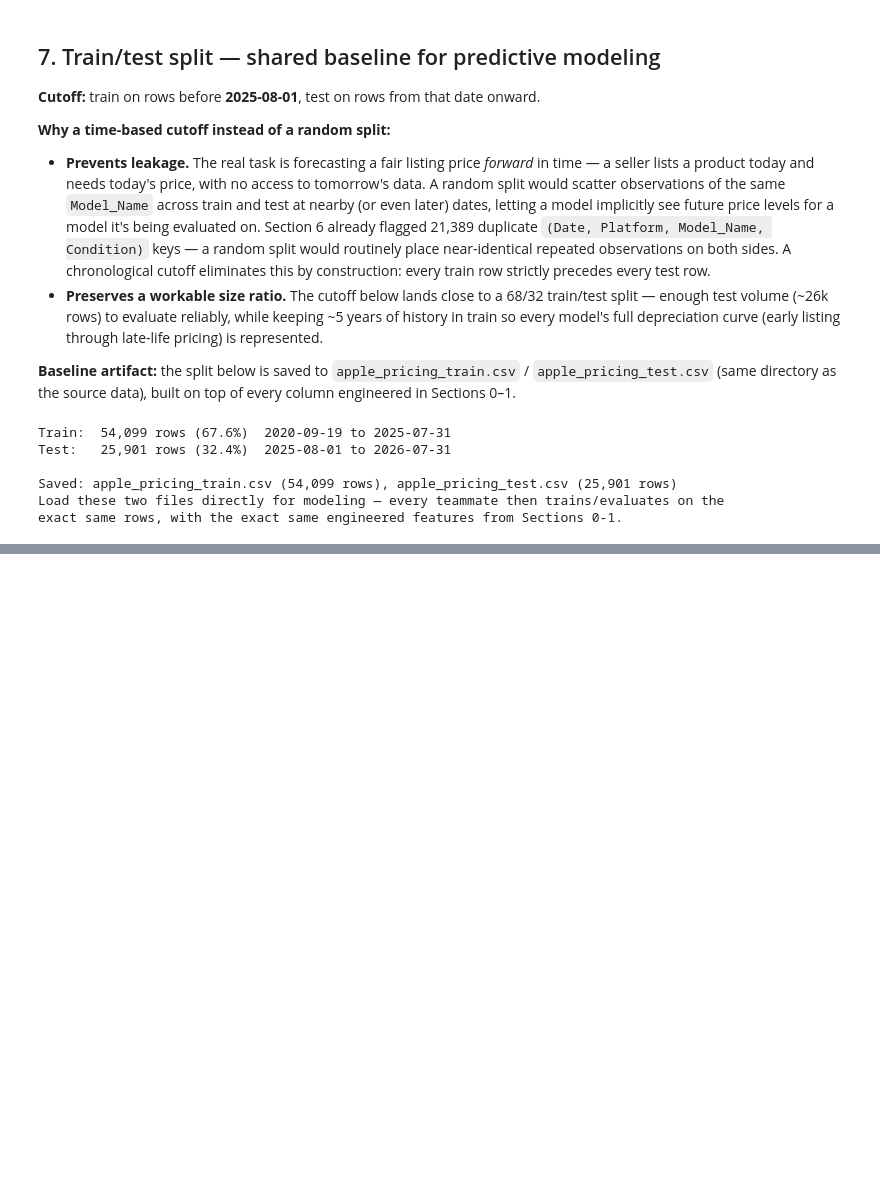
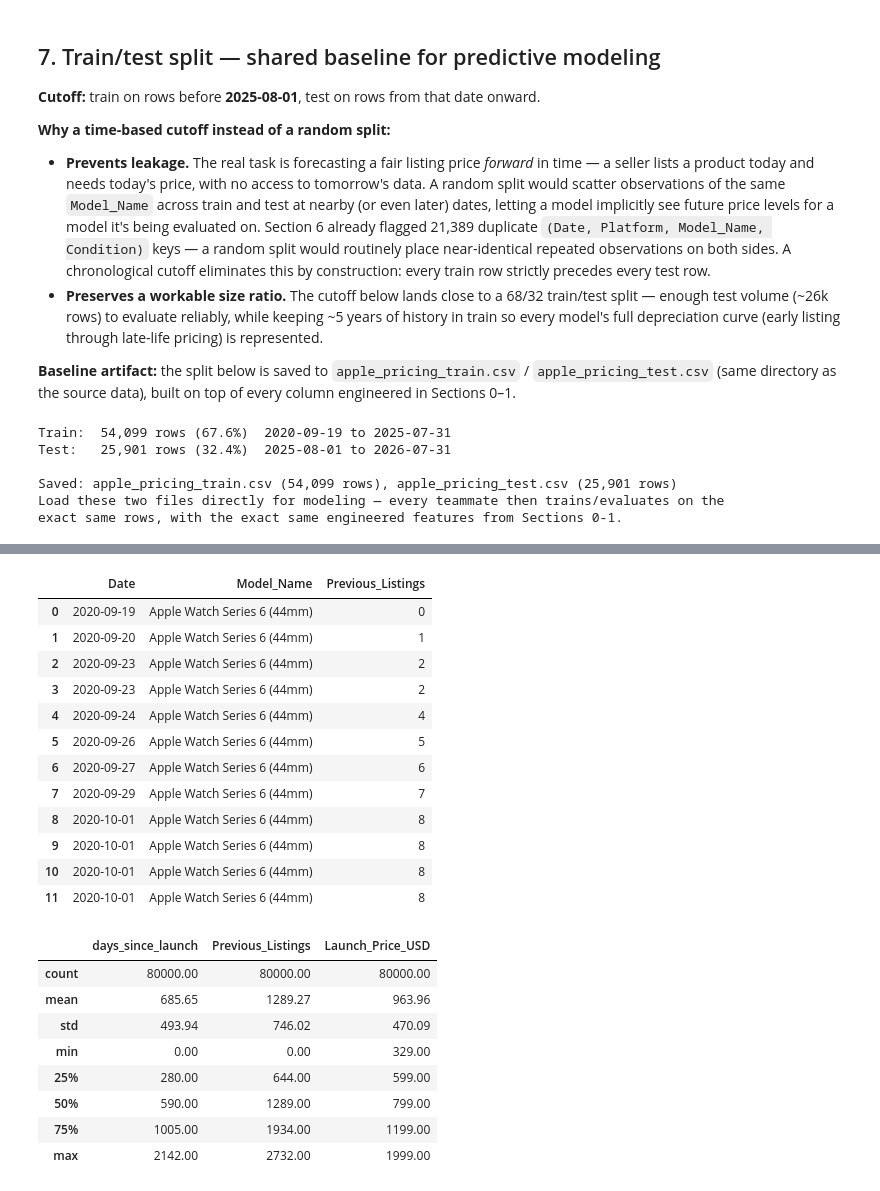
Before and after one commit to TianweiZhou/apple-products-eda-2020-2026, a Jupyter notebook: Apple_Pricing_EDA.ipynb, the cells around one changed output, grey strips where cells are left out. Saved outputs shown, nothing was run; the diff lists cells and outputs as text; code cells hidden in the pictures; blank space fills up the shorter version.

```diff
--- a/Apple_Pricing_EDA.ipynb
+++ b/Apple_Pricing_EDA.ipynb
@@ -881,0 +794,70 @@ Bias (mean pred - actual) = $-46.44
+# %%
+# Ensure chronological order before creating any history-dependent feature.
+df = df.sort_values(['Date', 'Model_Name']).reset_index(drop=True)
+
+# Count listings per model and date, then shift the cumulative total by one date.
+# This means a listing can see all prior dates, but not other listings from its own date
+# or any future date.
+daily_model_counts = (
+    df.groupby(['Model_Name', 'Date'])
+      .size()
+      .rename('Listings_On_Date')
+      .reset_index()
+      .sort_values(['Model_Name', 'Date'])
+)
+
+daily_model_counts['Previous_Listings'] = (
+    daily_model_counts.groupby('Model_Name')['Listings_On_Date']
+                      .cumsum()
+                      .groupby(daily_model_counts['Model_Name'])
+                      .shift(1)
+                      .fillna(0)
+                      .astype(int)
+)
+
+df = df.merge(
+    daily_model_counts[['Model_Name', 'Date', 'Previous_Listings']],
+    on=['Model_Name', 'Date'],
+    how='left',
+    validate='many_to_one'
+)
+
+RFM_CONTINUOUS_FEATURES = [
+    'days_since_launch',
+    'Previous_Listings',
+    'Launch_Price_USD'
+]
+
+# Causal validation: counts can never decrease within a model.
+assert (
+    df.sort_values(['Model_Name', 'Date'])
+      .groupby('Model_Name')['Previous_Listings']
+      .diff()
+      .fillna(0) >= 0
+).all()
+
+display(df[['Date', 'Model_Name', 'Previous_Listings']].head(12))
+display(df[RFM_CONTINUOUS_FEATURES].describe().round(2))
+# %% [output]
+|  | Date | Model_Name | Previous_Listings |
+| 0 | 2020-09-19 | Apple Watch Series 6 (44mm) | 0 |
+| 1 | 2020-09-20 | Apple Watch Series 6 (44mm) | 1 |
+| 2 | 2020-09-23 | Apple Watch Series 6 (44mm) | 2 |
+| 3 | 2020-09-23 | Apple Watch Series 6 (44mm) | 2 |
+| 4 | 2020-09-24 | Apple Watch Series 6 (44mm) | 4 |
+| 5 | 2020-09-26 | Apple Watch Series 6 (44mm) | 5 |
+| 6 | 2020-09-27 | Apple Watch Series 6 (44mm) | 6 |
+| 7 | 2020-09-29 | Apple Watch Series 6 (44mm) | 7 |
+| 8 | 2020-10-01 | Apple Watch Series 6 (44mm) | 8 |
+| 9 | 2020-10-01 | Apple Watch Series 6 (44mm) | 8 |
+| 10 | 2020-10-01 | Apple Watch Series 6 (44mm) | 8 |
+| 11 | 2020-10-01 | Apple Watch Series 6 (44mm) | 8 |
+|  | days_since_launch | Previous_Listings | Launch_Price_USD |
+| count | 80000.00 | 80000.00 | 80000.00 |
+| mean | 685.65 | 1289.27 | 963.96 |
+| std | 493.94 | 746.02 | 470.09 |
+| min | 0.00 | 0.00 | 329.00 |
+| 25% | 280.00 | 644.00 | 599.00 |
+| 50% | 590.00 | 1289.00 | 799.00 |
+| 75% | 1005.00 | 1934.00 | 1199.00 |
+| max | 2142.00 | 2732.00 | 1999.00 |
```
Also changed, not shown: parts of 18 cells of this notebook.
